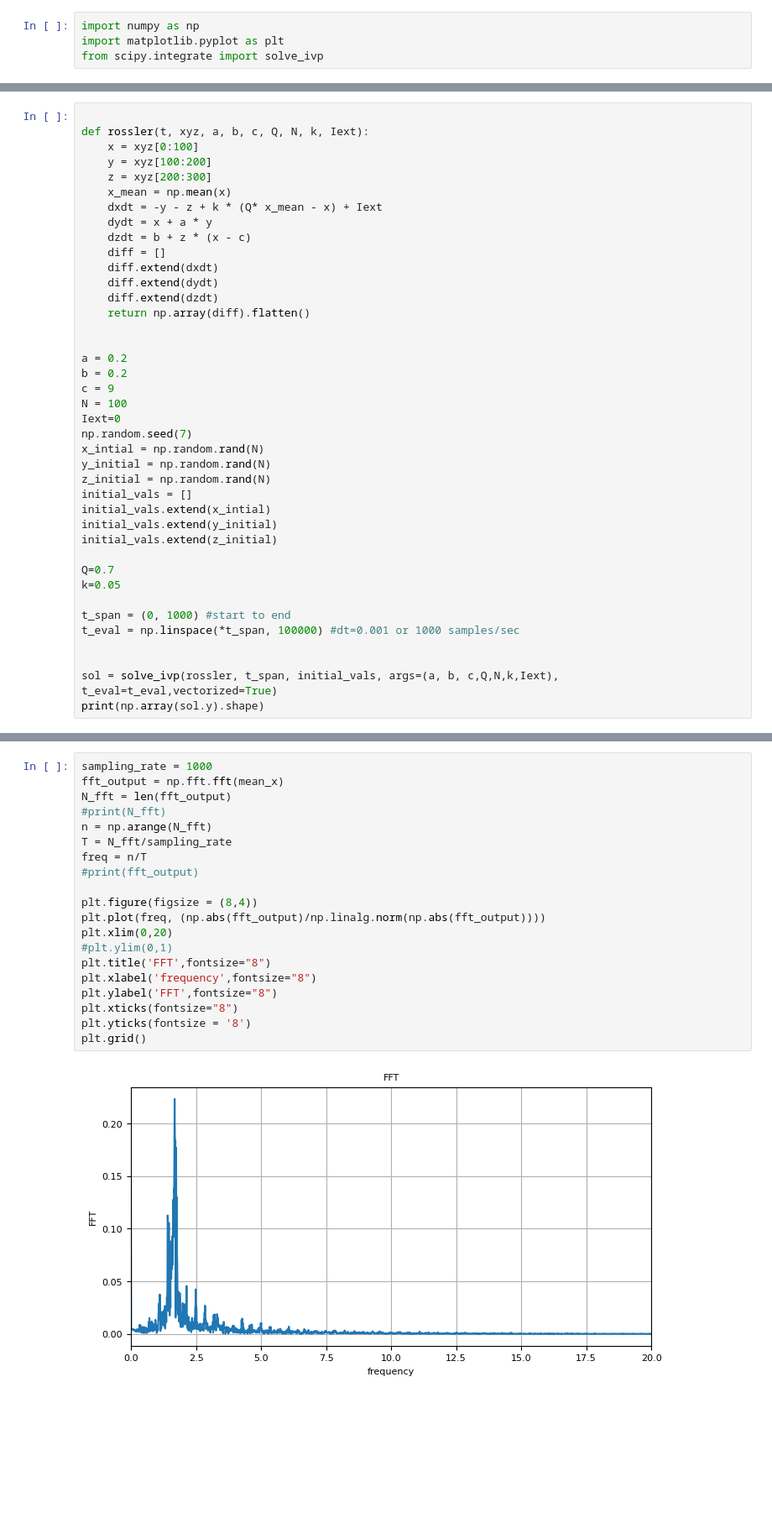
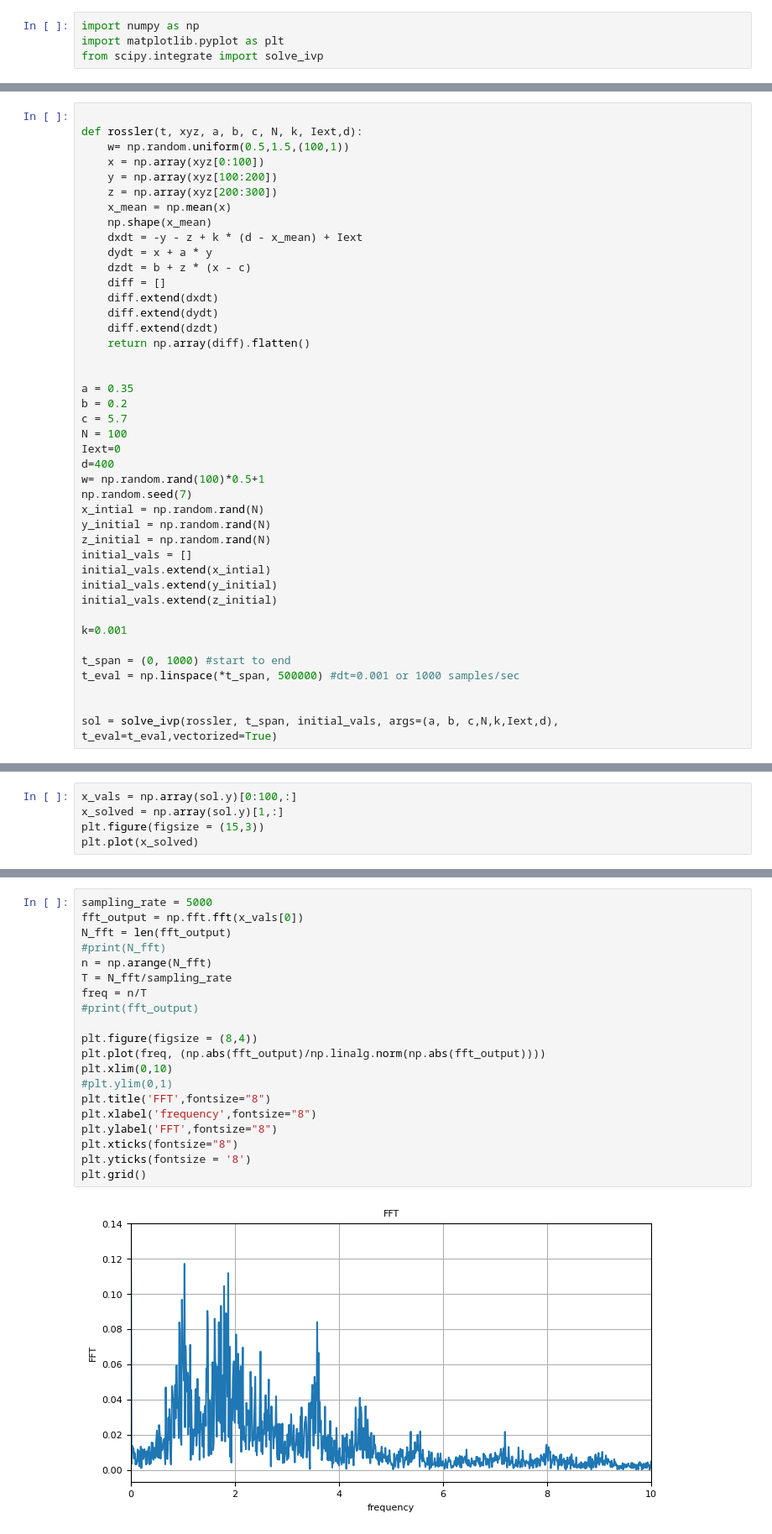
Before and after one commit to jayantsharma279/CNS_IITM, a Jupyter notebook: Exploratory Model/Rossler/Rossler_chaos.ipynb, the cells around one changed output, grey strips where cells are left out. Shown: that part at 84% size. Drawn from its saved outputs; the diff is of its cells as text; blank space fills up the shorter version.

Commit message:
Updated Rossler equation, FFT

```diff
--- a/Exploratory Model/Rossler/Rossler_chaos.ipynb
+++ b/Exploratory Model/Rossler/Rossler_chaos.ipynb
@@ -5,11 +20,13 @@ from scipy.integrate import solve_ivp
 # %%
 
-def rossler(t, xyz, a, b, c, Q, N, k, Iext):
-    x = xyz[0:100]
-    y = xyz[100:200]
-    z = xyz[200:300]
+def rossler(t, xyz, a, b, c, N, k, Iext,d):
+    w= np.random.uniform(0.5,1.5,(100,1))
+    x = np.array(xyz[0:100])
+    y = np.array(xyz[100:200])
+    z = np.array(xyz[200:300])
     x_mean = np.mean(x)
-    dxdt = -y - z + k * (Q* x_mean - x) + Iext
+    np.shape(x_mean)
+    dxdt = -y - z + k * (d - x_mean) + Iext
     dydt = x + a * y
     dzdt = b + z * (x - c)
     diff = []
@@ -19,11 +36,13 @@ def rossler(t, xyz, a, b, c, Q, N, k, Iext):
     return np.array(diff).flatten()
 
 
-a = 0.2
+a = 0.35
 b = 0.2
-c = 9
+c = 5.7
 N = 100
 Iext=0
+d=400
+w= np.random.rand(100)*0.5+1
 np.random.seed(7)
 x_intial = np.random.rand(N)
 y_initial = np.random.rand(N)
@@ -33,12 +52,10 @@ initial_vals.extend(x_intial)
 initial_vals.extend(y_initial)
 initial_vals.extend(z_initial)
 
-Q=0.7
-k=0.05
+k=0.001
 
 t_span = (0, 1000) #start to end
-t_eval = np.linspace(*t_span, 100000) #dt=0.001 or 1000 samples/sec
+t_eval = np.linspace(*t_span, 500000) #dt=0.001 or 1000 samples/sec
 
 
-sol = solve_ivp(rossler, t_span, initial_vals, args=(a, b, c,Q,N,k,Iext), t_eval=t_eval,vectorized=True)
-print(np.array(sol.y).shape)
+sol = solve_ivp(rossler, t_span, initial_vals, args=(a, b, c,N,k,Iext,d), t_eval=t_eval,vectorized=True)
@@ -79,0 +86,5 @@ plt.plot(mean_x)
+# %%
+x_vals = np.array(sol.y)[0:100,:]
+x_solved = np.array(sol.y)[1,:]
+plt.figure(figsize = (15,3))
+plt.plot(x_solved)
@@ -80,25 +98,25 @@ plt.plot(mean_x)
 # %%
-sampling_rate = 1000
-fft_output = np.fft.fft(mean_x)
+sampling_rate = 5000
+fft_output = np.fft.fft(x_vals[0])
 N_fft = len(fft_output)
 #print(N_fft)
 n = np.arange(N_fft)
 T = N_fft/sampling_rate
 freq = n/T
 #print(fft_output)
 
 plt.figure(figsize = (8,4))
 plt.plot(freq, (np.abs(fft_output)/np.linalg.norm(np.abs(fft_output))))
-plt.xlim(0,20)
+plt.xlim(0,10)
 #plt.ylim(0,1)
 plt.title('FFT',fontsize="8")
 plt.xlabel('frequency',fontsize="8")
 plt.ylabel('FFT',fontsize="8")
 plt.xticks(fontsize="8")
 plt.yticks(fontsize = '8')
 plt.grid()
 # %% [output]
-[figure, old version]
+[figure, new version]
 # %%
 #Power Spectral Analysis
 psa=np.square(np.abs(fft_output))/(N_fft*N_fft)
```
Also changed, not shown: parts of 14 cells of this notebook.
